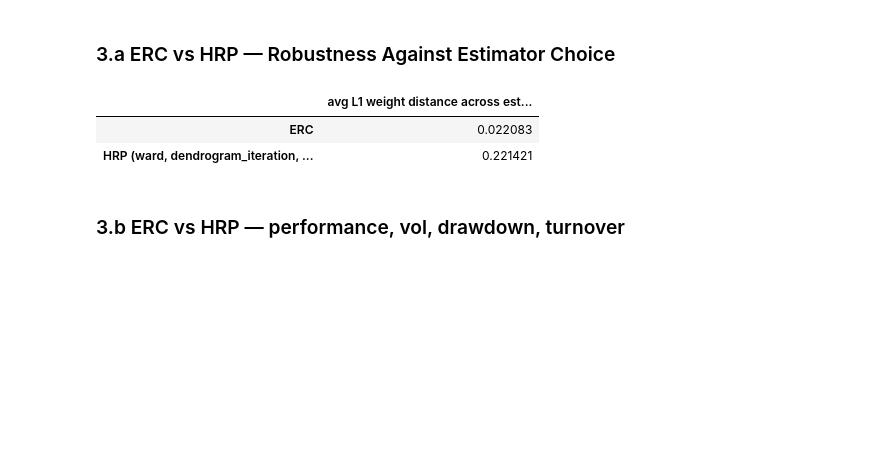
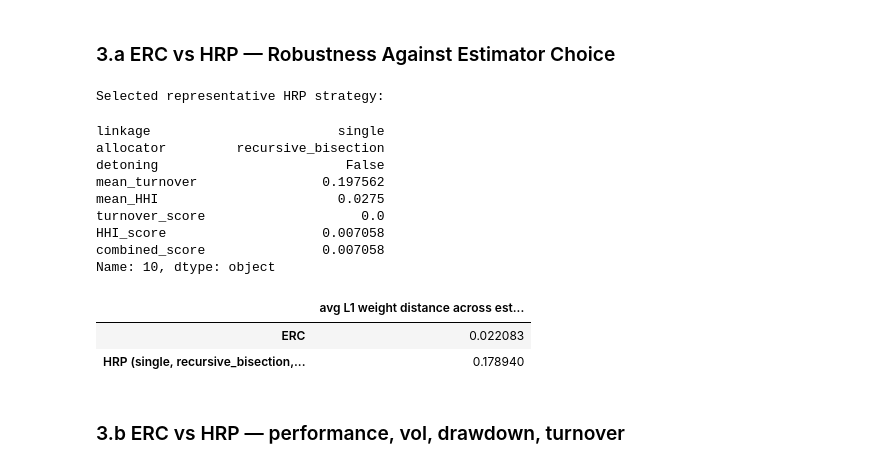
Before and after one commit to giacomocosta0101-png/Assignment_4_b, a Jupyter notebook: ex4b_notebook.ipynb, the cells around one changed output. Cells and saved outputs as stored; diff of their text form; code cells hidden in the pictures; blank space fills up the shorter version.

```diff
--- a/ex4b_notebook.ipynb
+++ b/ex4b_notebook.ipynb
@@ -515,38 +514,92 @@ def avg_l1_across_estimators(weights_dict: dict[str, pd.DataFrame]) -> float:
             df1 = weights_dict[estimators[i]]
             df2 = weights_dict[estimators[j]]
             common_dates  = df1.index.intersection(df2.index)
             common_assets = df1.columns.union(df2.columns)
             d1 = df1.reindex(index=common_dates, columns=common_assets, fill_value=0.0)
             d2 = df2.reindex(index=common_dates, columns=common_assets, fill_value=0.0)
             pairwise_means.append((d1 - d2).abs().sum(axis=1).mean())
     return float(np.mean(pairwise_means))
 
-# Pick a representative HRP variant from the 2.d analysis
-HRP_LINK    = "ward"
-HRP_ALLOC   = "dendrogram_iteration"
-HRP_DETONE  = True
+# Select representative HRP strategy across estimators.
+# The estimator is not part of the HRP strategy selection for Exercise 3.a,
+# because the goal is precisely to test robustness to the estimator.
+
+hrp_rep_summary = (
+    hrp_summary
+    .groupby(["linkage", "allocator", "detoning"], as_index=False)
+    .agg({
+        "mean_turnover": "mean",
+        "mean_HHI": "mean",
+    })
+)
+
+hrp_rep_candidates = hrp_rep_summary.copy()
+
+hrp_rep_candidates["turnover_score"] = (
+    hrp_rep_candidates["mean_turnover"]
+    - hrp_rep_candidates["mean_turnover"].min()
+) / (
+    hrp_rep_candidates["mean_turnover"].max()
+    - hrp_rep_candidates["mean_turnover"].min()
+)
+
+hrp_rep_candidates["HHI_score"] = (
+    hrp_rep_candidates["mean_HHI"]
+    - hrp_rep_candidates["mean_HHI"].min()
+) / (
+    hrp_rep_candidates["mean_HHI"].max()
+    - hrp_rep_candidates["mean_HHI"].min()
+)
+
+hrp_rep_candidates["combined_score"] = (
+    hrp_rep_candidates["turnover_score"]
+    + hrp_rep_candidates["HHI_score"]
+)
+
+representative_hrp = (
+    hrp_rep_candidates
+    .sort_values("combined_score")
+    .iloc[0]
+)
+
+HRP_LINK = representative_hrp["linkage"]
+HRP_ALLOC = representative_hrp["allocator"]
+HRP_DETONE = representative_hrp["detoning"]
+
+print("Selected representative HRP strategy:")
+display(representative_hrp)
 
 erc_by_estimator = {
     name: pd.DataFrame.from_dict(d, orient="index").fillna(0.0)
     for name, d in erc_portfolios.items()
 }
 hrp_by_estimator = {
     cov_key: hrp_grid[(cov_key, HRP_LINK, HRP_ALLOC, HRP_DETONE)]
     for cov_key in COV_KEYS
 }
 
 erc_l1 = avg_l1_across_estimators(erc_by_estimator)
 hrp_l1 = avg_l1_across_estimators(hrp_by_estimator)
 
 robustness = pd.Series(
     {"ERC": erc_l1, f"HRP ({HRP_LINK}, {HRP_ALLOC}, detone={HRP_DETONE})": hrp_l1},
     name="avg L1 weight distance across estimators",
 )
 robustness.to_frame()
 # %% [output]
+Selected representative HRP strategy:
+linkage                        single
+allocator         recursive_bisection
+detoning                        False
+mean_turnover                0.197562
+mean_HHI                       0.0275
+turnover_score                    0.0
+HHI_score                    0.007058
+combined_score               0.007058
+Name: 10, dtype: object
 |  | avg L1 weight distance across est... |
 | ERC | 0.022083 |
-| HRP (ward, dendrogram_iteration, ... | 0.221421 |
+| HRP (single, recursive_bisection,... | 0.178940 |
 # %% [markdown]
 ### 3.b ERC vs HRP — performance, vol, drawdown, turnover
 # %%
```
Also changed, not shown: parts of 2 cells of this notebook.
